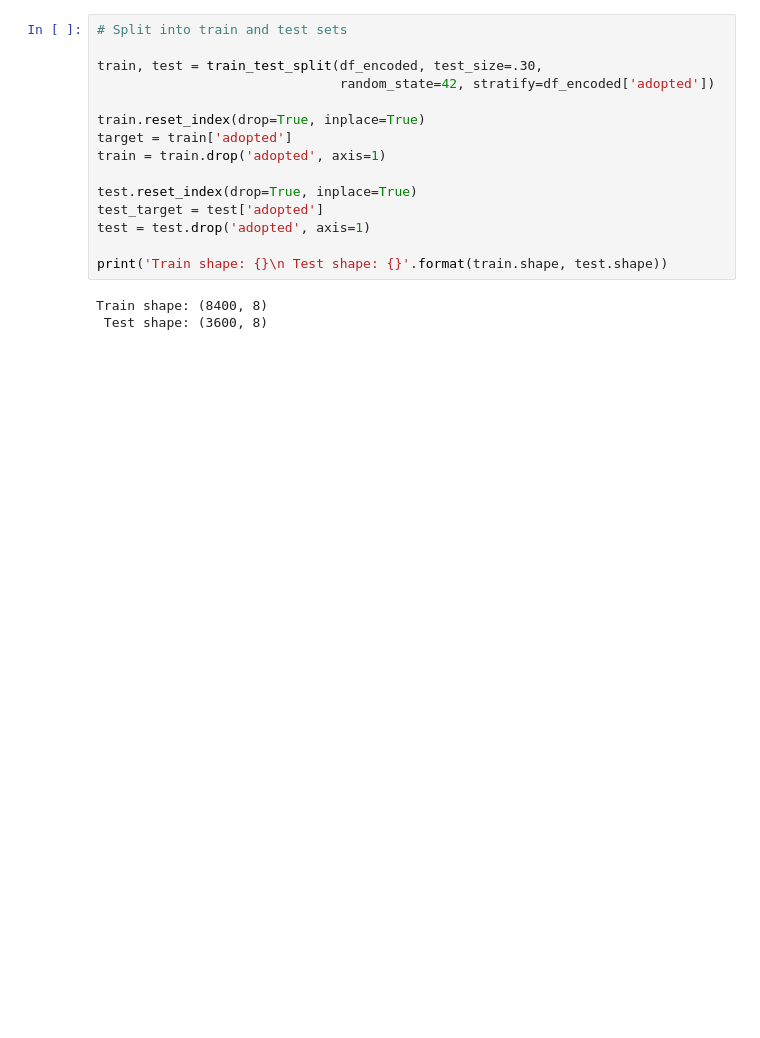
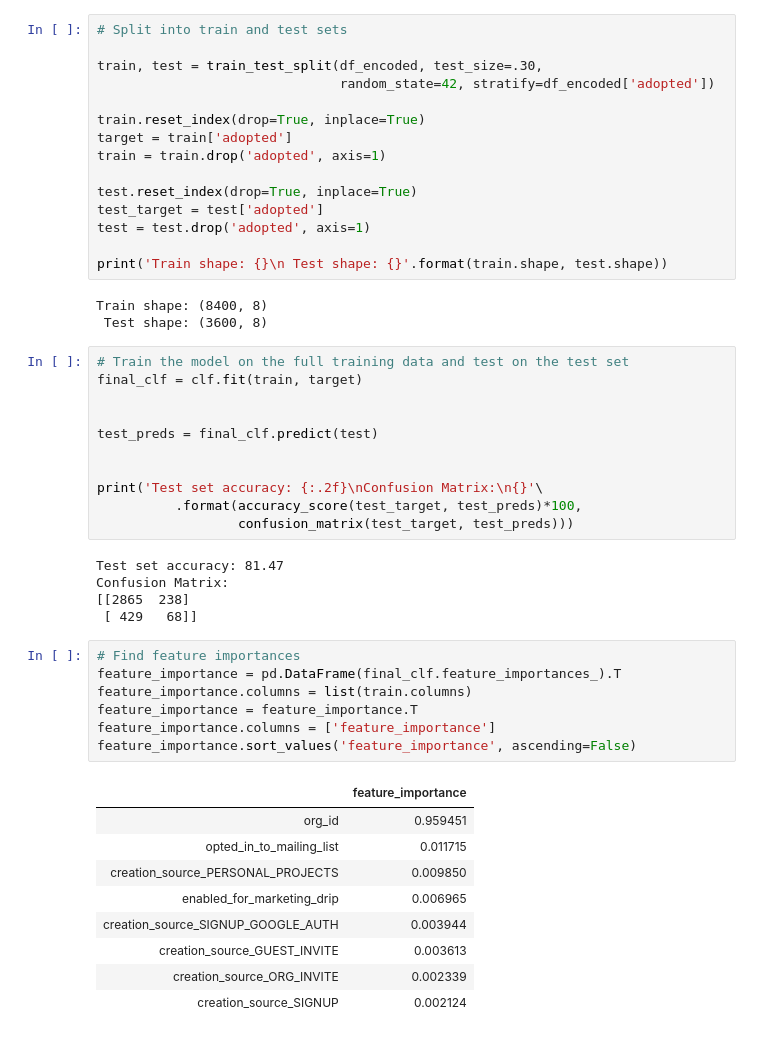
Before and after one commit to ProfAnshul/Data-Science-Challenge-Relax-Inc, a Jupyter notebook: Relax Inc.ipynb, the cells around one changed output. Cells and saved outputs as stored; diff of their text form; blank space fills up the shorter version.

```diff
--- a/Relax Inc.ipynb
+++ b/Relax Inc.ipynb
@@ -205,3 +201,36 @@ print('Train shape: {}\n Test shape: {}'.format(train.shape, test.shape))
 # %% [output]
 Train shape: (8400, 8)
  Test shape: (3600, 8)
+# %%
+# Train the model on the full training data and test on the test set
+final_clf = clf.fit(train, target)
+
+
+test_preds = final_clf.predict(test)
+
+
+print('Test set accuracy: {:.2f}\nConfusion Matrix:\n{}'\
+          .format(accuracy_score(test_target, test_preds)*100,
+                  confusion_matrix(test_target, test_preds)))
+# %% [output]
+Test set accuracy: 81.47
+Confusion Matrix:
+[[2865  238]
+ [ 429   68]]
+# %%
+# Find feature importances
+feature_importance = pd.DataFrame(final_clf.feature_importances_).T
+feature_importance.columns = list(train.columns)
+feature_importance = feature_importance.T
+feature_importance.columns = ['feature_importance']
+feature_importance.sort_values('feature_importance', ascending=False)
+# %% [output]
+|  | feature_importance |
+| org_id | 0.959451 |
+| opted_in_to_mailing_list | 0.011715 |
+| creation_source_PERSONAL_PROJECTS | 0.009850 |
+| enabled_for_marketing_drip | 0.006965 |
+| creation_source_SIGNUP_GOOGLE_AUTH | 0.003944 |
+| creation_source_GUEST_INVITE | 0.003613 |
+| creation_source_ORG_INVITE | 0.002339 |
+| creation_source_SIGNUP | 0.002124 |
```
Also changed, not shown: parts of 1 cell of this notebook, 1 other file.
